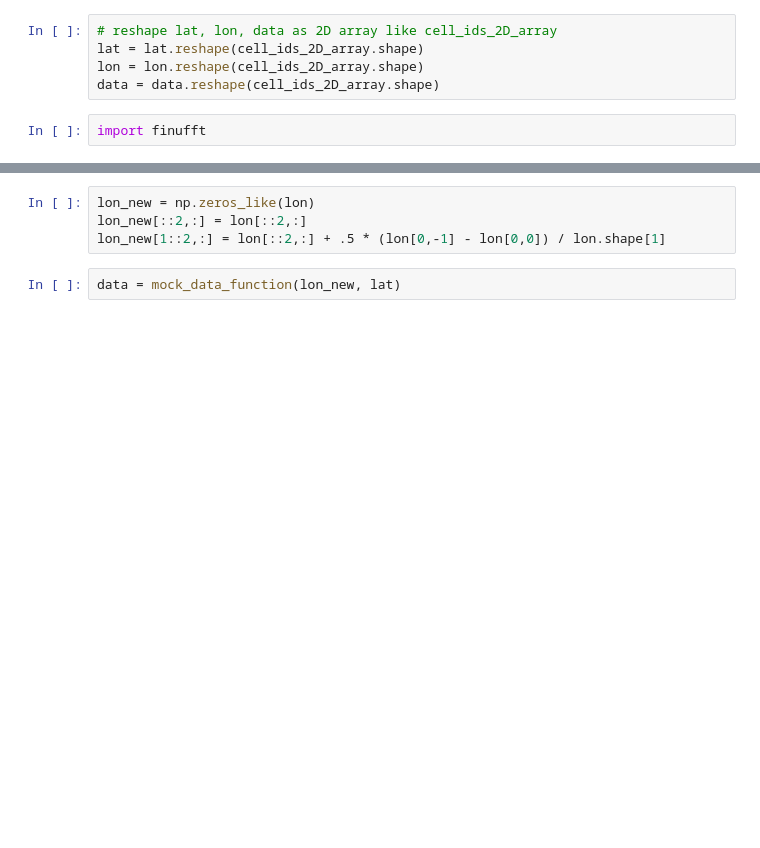
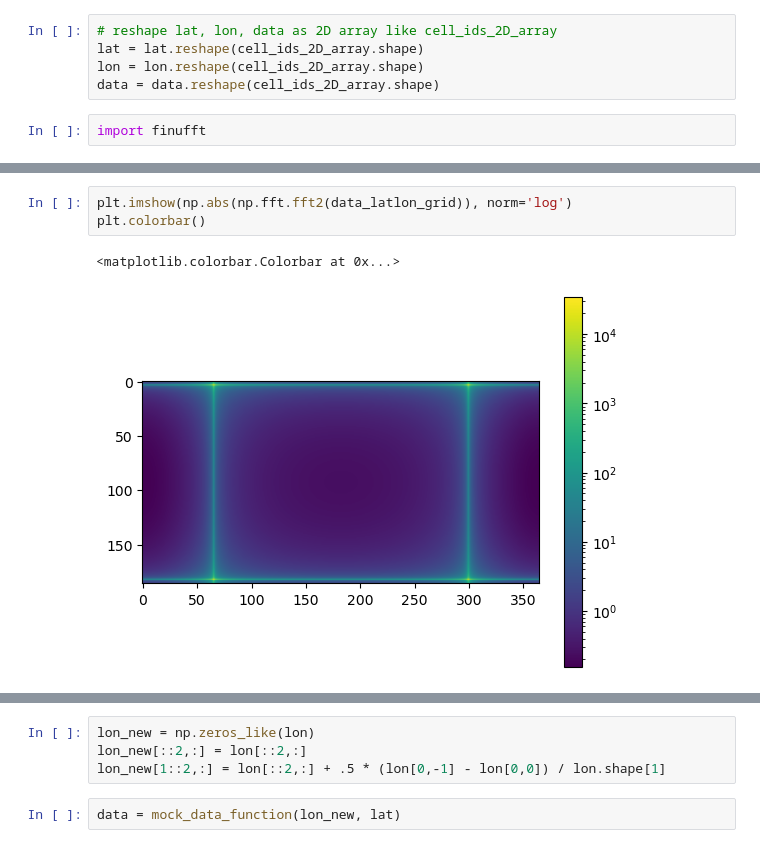
Before and after one commit to GRID4EARTH/healpix-analyse, a Jupyter notebook: Notebooks/Test_powerspectra.ipynb, the cells around one changed output, grey strips where cells are left out. Drawn from its saved outputs; the diff is of its cells as text; blank space fills up the shorter version.

```diff
--- a/Notebooks/Test_powerspectra.ipynb
+++ b/Notebooks/Test_powerspectra.ipynb
@@ -77,0 +116,6 @@ Error:
+# %%
+plt.imshow(np.abs(np.fft.fft2(data_latlon_grid)), norm='log')
+plt.colorbar()
+# %% [output]
+<matplotlib.colorbar.Colorbar at 0x...>
+[figure, added]
```
Also changed, not shown: parts of 14 cells of this notebook, 5 other files.
